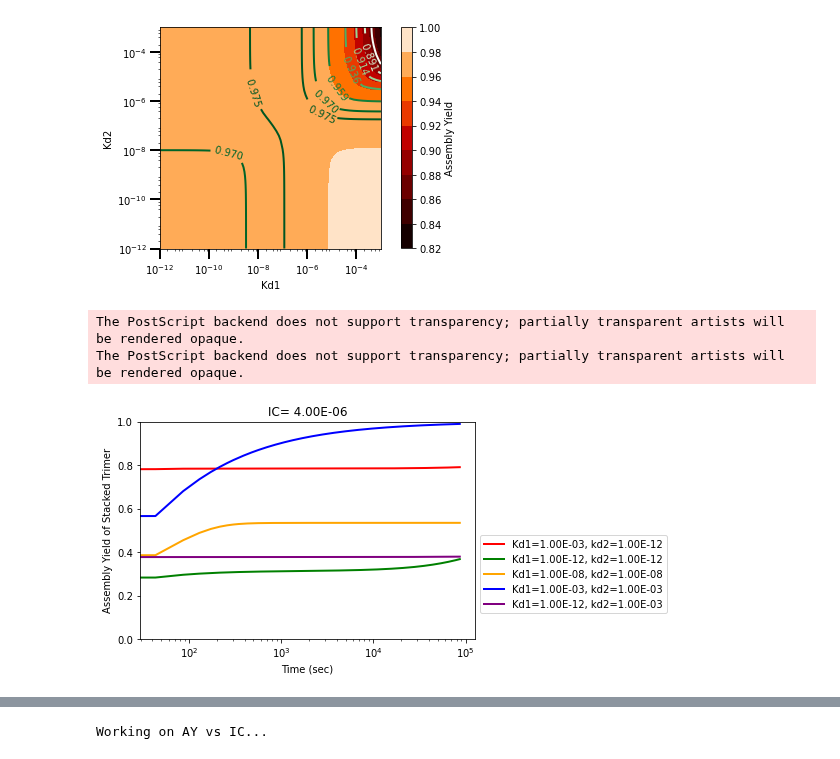
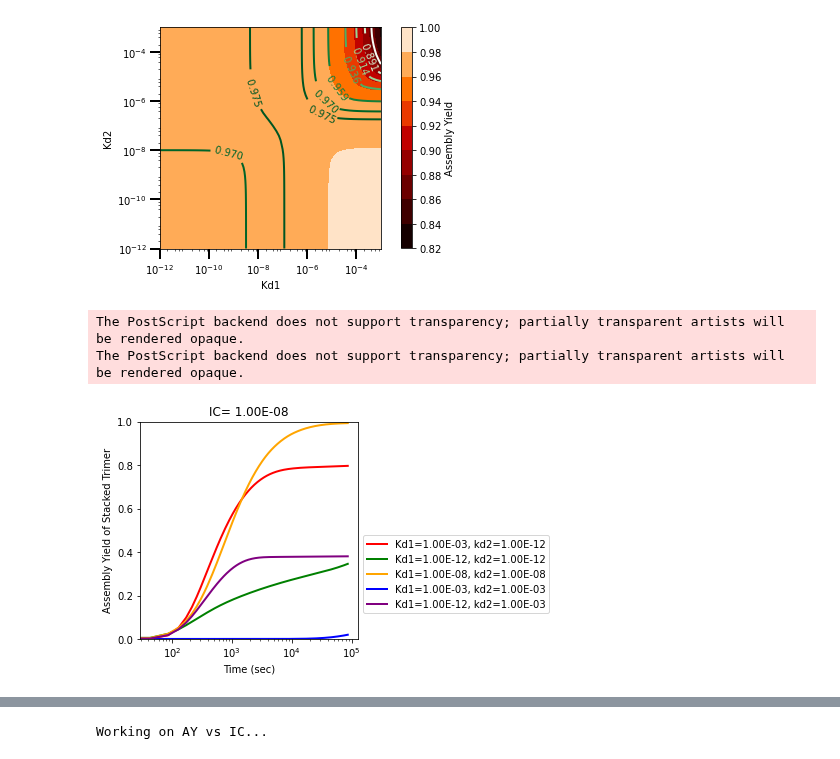
Before and after one commit to llagunes-324B21/Persephone_SR, a Jupyter notebook: May_2022/LL_SR_05_2022.ipynb, the cells around one changed output, grey strips where cells are left out. Saved outputs shown, nothing was run; the diff lists cells and outputs as text; code cells hidden in the pictures.

Commit message:
plot tc w and wo synth/deg -LL

```diff
--- a/May_2022/LL_SR_05_2022.ipynb
+++ b/May_2022/LL_SR_05_2022.ipynb
@@ -1204,10 +1204,8 @@ plt.savefig('LL_SR_heatmap_AYvsKd1vsKd2_synthDeg_contours_'+today+'.eps')
 [figure]
 # %%
 # ---------------------------------------------------
-# --- Assembly Yield time courses ---
+# --- Assembly Yield time courses no synth/deg---
 # ---------------------------------------------------
-
-#WORK ON THESE HERE!!!!!!!!!
 
 # --- PARAMETERS ---
 # List of fixed parameters
@@ -1216,16 +1214,17 @@ kOn = 10**6
 Q = 0 # synthesis rate parameter
 
 # tols for solver
-rtolVal = 1e-10; atolVal = rtolVal
+rtolVal = 1e-12; atolVal = rtolVal
 # List of parameters that will be explored
 #IC_1 = 4*10**-6;
-IC_1 = 4*10**-6;
+IC_1 =1*10**-8
+#IC_1 = 4*10**-6;
 
 states_0 = [IC_1,0.0, 0.0,0.0, 0.0,0.0, 0.0,0.0, 0.0,0.0, 0.0,0.0]
 
 # To integrate ODEs, we need a vector for time
 tEnd = 86400 # 24hrs
-#tEnd = 10**10 # 24hrs
+#tEnd = 10**6 # 24hrs
 t = np.linspace(0,tEnd,2000)
 # Now, integrate the ODEs and put the results in \"solution\"
 # --- red ---
@@ -1274,36 +1273,36 @@ Yn_4 = calcAY24hrs(IC_1,xStkTrm_tps_4)
 Yn_5 = calcAY24hrs(IC_1,xStkTrm_tps_5)
 
 # --- plot AY values ---
 ICFormat = format(IC_1,'.2E');
 kd1_format_1 = format(kd1_1,'.2E');kd2_format_1 = format(kd2_1,'.2E')
 kd1_format_2 = format(kd1_2,'.2E');kd2_format_2 = format(kd2_2,'.2E')
 kd1_format_3 = format(kd1_3,'.2E');kd2_format_3 = format(kd2_3,'.2E')
 kd1_format_4 = format(kd1_4,'.2E');kd2_format_4 = format(kd2_4,'.2E')
 kd1_format_5 = format(kd1_5,'.2E');kd2_format_5 = format(kd2_5,'.2E')
 
+fig = plt.figure()
+ax = fig.add_subplot(111)
+
 plt.semilogx(tVec,Yn_1,'-', color = 'red',linewidth=2)
 plt.semilogx(tVec,Yn_2,'-', color = 'green',linewidth=2)
 plt.semilogx(tVec,Yn_3,'-', color = 'orange', linewidth=2)
 plt.semilogx(tVec,Yn_4,'-', color = 'blue', linewidth=2)
 plt.semilogx(tVec,Yn_5,'-', color = 'purple', linewidth=2)
 x1,x2,y1,y2 = plt.axis(); plt.axis((x1,x2,0,1))
 
 plt.title('IC= '+ ICFormat)
 plt.xlabel('Time (sec)')
 plt.ylabel('Assembly Yield of Stacked Trimer')
 plt.legend(["Kd1="+kd1_format_1+", kd2=" +kd2_format_1,
             "Kd1="+kd1_format_2+", kd2=" +kd2_format_2,
             "Kd1="+kd1_format_3+", kd2=" +kd2_format_3,
             "Kd1="+kd1_format_4+", kd2=" +kd2_format_4,
             "Kd1="+kd1_format_5+", kd2=" +kd2_format_5],bbox_to_anchor=(1, 0.5))
 #plt.show()
-
 #plt.tight_layout()
-#plt.savefig('LL_SR_AY_01_0420.eps')
-plt.savefig('LL_SR_AY_tc_noSD_'+today+'.eps')
-
-# these tc don't look right (FIGURE THESE PLOTS OUT + GRAY LINES)
+ax.set_aspect(1./ax.get_data_ratio())
+plt.savefig('LL_SR_AY_tc_noSD_lngT_'+today+'.eps')
 # %% [output]
 The PostScript backend does not support transparency; partially transparent artists will be rendered opaque.
 The PostScript backend does not support transparency; partially transparent artists will be rendered opaque.
-[figure, old version]
+[figure, new version]
```
Also changed, not shown: parts of 3 cells of this notebook.
